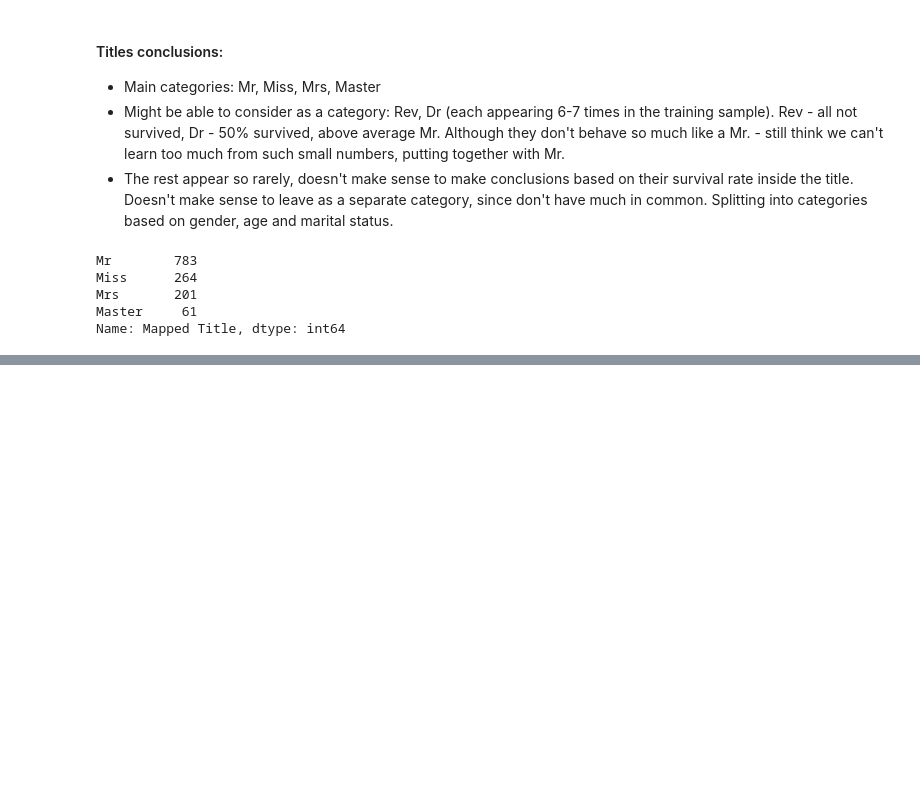
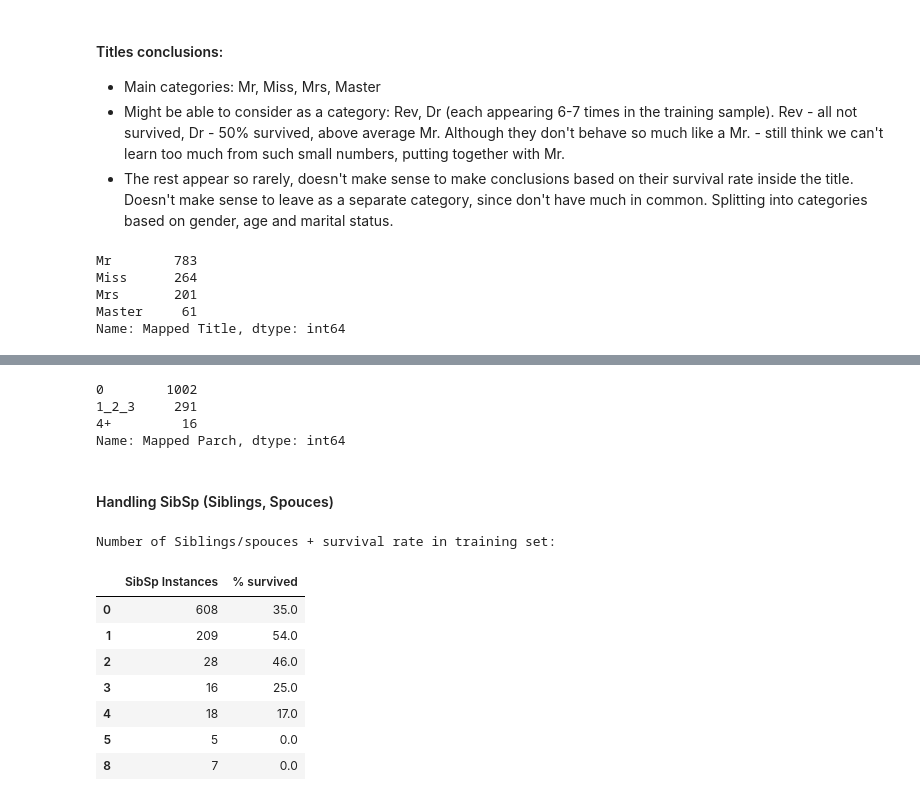
Before and after one commit to yoni2k/ml-kaggle-challenges, a Jupyter notebook: titanic/Advanced feature engineering.ipynb, the cells around one changed output, grey strips where cells are left out. Cells and saved outputs as stored; diff of their text form; code cells hidden in the pictures; blank space fills up the shorter version.

```diff
--- a/titanic/Advanced feature engineering.ipynb
+++ b/titanic/Advanced feature engineering.ipynb
@@ -157,0 +208,26 @@ Name: Mapped Title, dtype: int64
+# %%
+both['Mapped Parch'] = both['Parch'].replace({0: '0',
+                                              1: '1_2_3', 2: '1_2_3', 3: '1_2_3',
+                                              4: '4+', 5: '4+', 6: '4+', 9: '4+'})
+both['Mapped Parch'].value_counts()
+# %% [output]
+0        1002
+1_2_3     291
+4+         16
+Name: Mapped Parch, dtype: int64
+# %% [markdown]
+#### Handling SibSp (Siblings, Spouces)
+# %%
+print('Number of Siblings/spouces + survival rate in training set:')
+pd.DataFrame({'SibSp Instances' :train['SibSp'].value_counts(),
+              '% survived': round(train.groupby(by='SibSp')['Survived'].mean()*100)})
+# %% [output]
+Number of Siblings/spouces + survival rate in training set:
+|  | SibSp Instances | % survived |
+| 0 | 608 | 35.0 |
+| 1 | 209 | 54.0 |
+| 2 | 28 | 46.0 |
+| 3 | 16 | 25.0 |
+| 4 | 18 | 17.0 |
+| 5 | 5 | 0.0 |
+| 8 | 7 | 0.0 |
```
Also changed, not shown: parts of 18 cells of this notebook, 2 other files.
